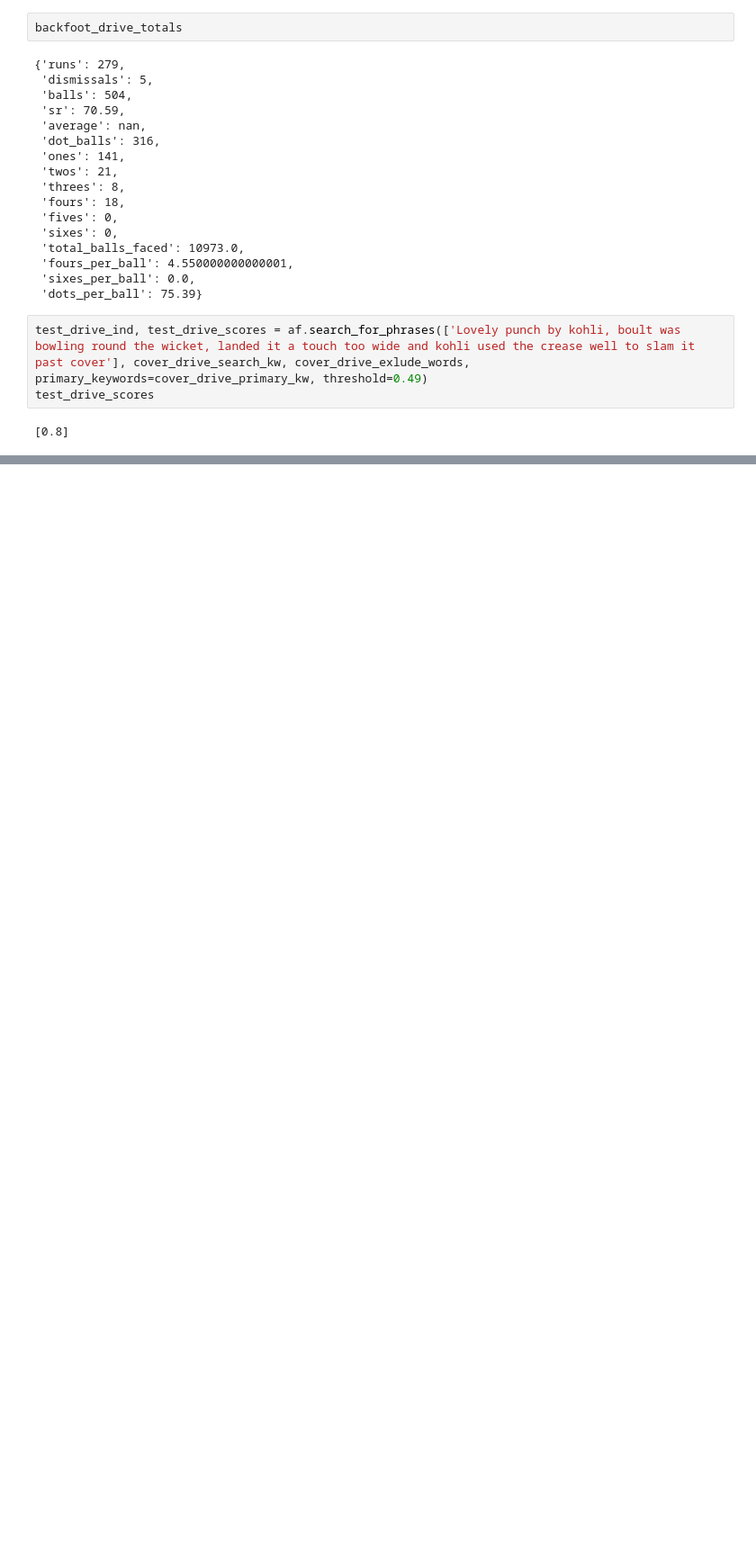
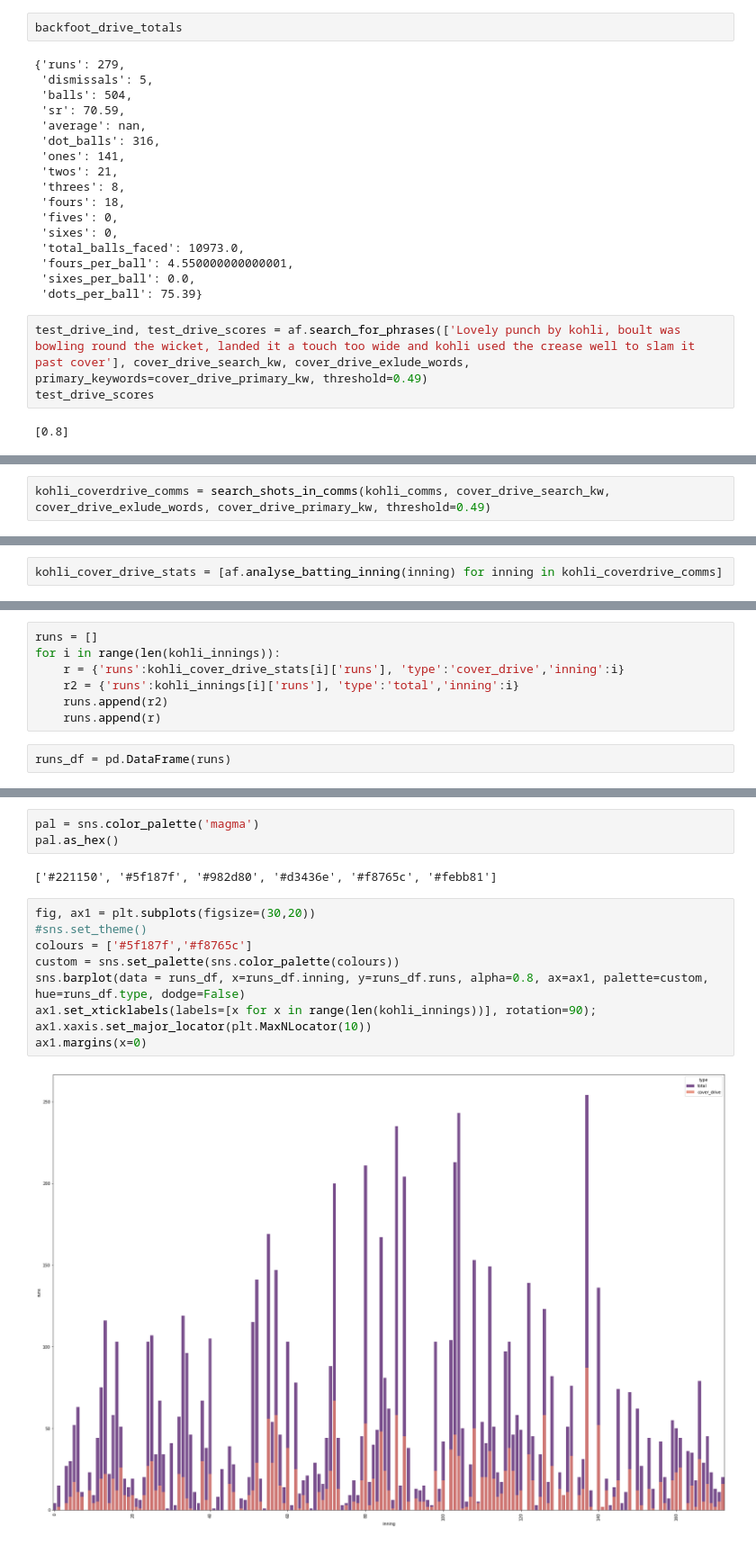
Before and after one commit to abhiramjoshi/cricket_analytics, a Jupyter notebook: codebase/Kohli/comparing_shots.ipynb, the cells around one changed output, grey strips where cells are left out. Shown: that part at 90% size. Drawn from its saved outputs; the diff is of its cells as text; blank space fills up the shorter version.

Commit message:
cover drives per inning

```diff
--- a/codebase/Kohli/comparing_shots.ipynb
+++ b/codebase/Kohli/comparing_shots.ipynb
@@ -726,0 +737,2 @@ test_drive_scores
+# %%
+kohli_coverdrive_comms = search_shots_in_comms(kohli_comms, cover_drive_search_kw, cover_drive_exlude_words, cover_drive_primary_kw, threshold=0.49)
@@ -726,0 +767,2 @@ test_drive_scores
+# %%
+kohli_cover_drive_stats = [af.analyse_batting_inning(inning) for inning in kohli_coverdrive_comms]
@@ -726,0 +806,9 @@ test_drive_scores
+# %%
+runs = []
+for i in range(len(kohli_innings)):
+    r = {'runs':kohli_cover_drive_stats[i]['runs'], 'type':'cover_drive','inning':i}
+    r2 = {'runs':kohli_innings[i]['runs'], 'type':'total','inning':i}
+    runs.append(r2)
+    runs.append(r)
+# %%
+runs_df = pd.DataFrame(runs)
@@ -726,0 +824,16 @@ test_drive_scores
+# %%
+pal = sns.color_palette('magma')
+pal.as_hex()
+# %% [output]
+['#221150', '#5f187f', '#982d80', '#d3436e', '#f8765c', '#febb81']
+# %%
+fig, ax1 = plt.subplots(figsize=(30,20))
+#sns.set_theme()
+colours = ['#5f187f','#f8765c']
+custom = sns.set_palette(sns.color_palette(colours))
+sns.barplot(data = runs_df, x=runs_df.inning, y=runs_df.runs, alpha=0.8, ax=ax1, palette=custom, hue=runs_df.type, dodge=False)
+ax1.set_xticklabels(labels=[x for x in range(len(kohli_innings))], rotation=90);
+ax1.xaxis.set_major_locator(plt.MaxNLocator(10))
+ax1.margins(x=0)
+# %% [output]
+[figure, added]
```
Also changed, not shown: parts of 6 cells of this notebook, 2 other files.
